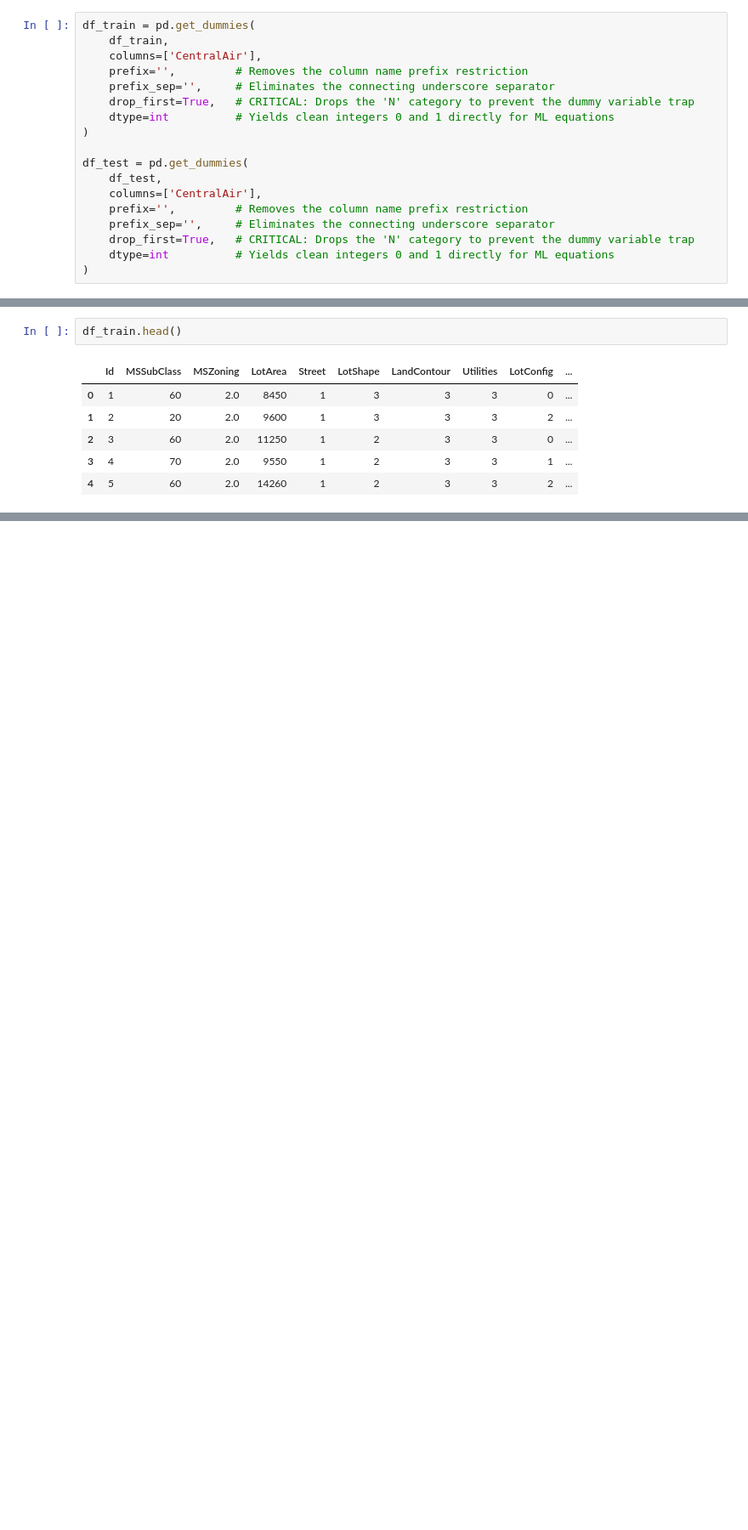
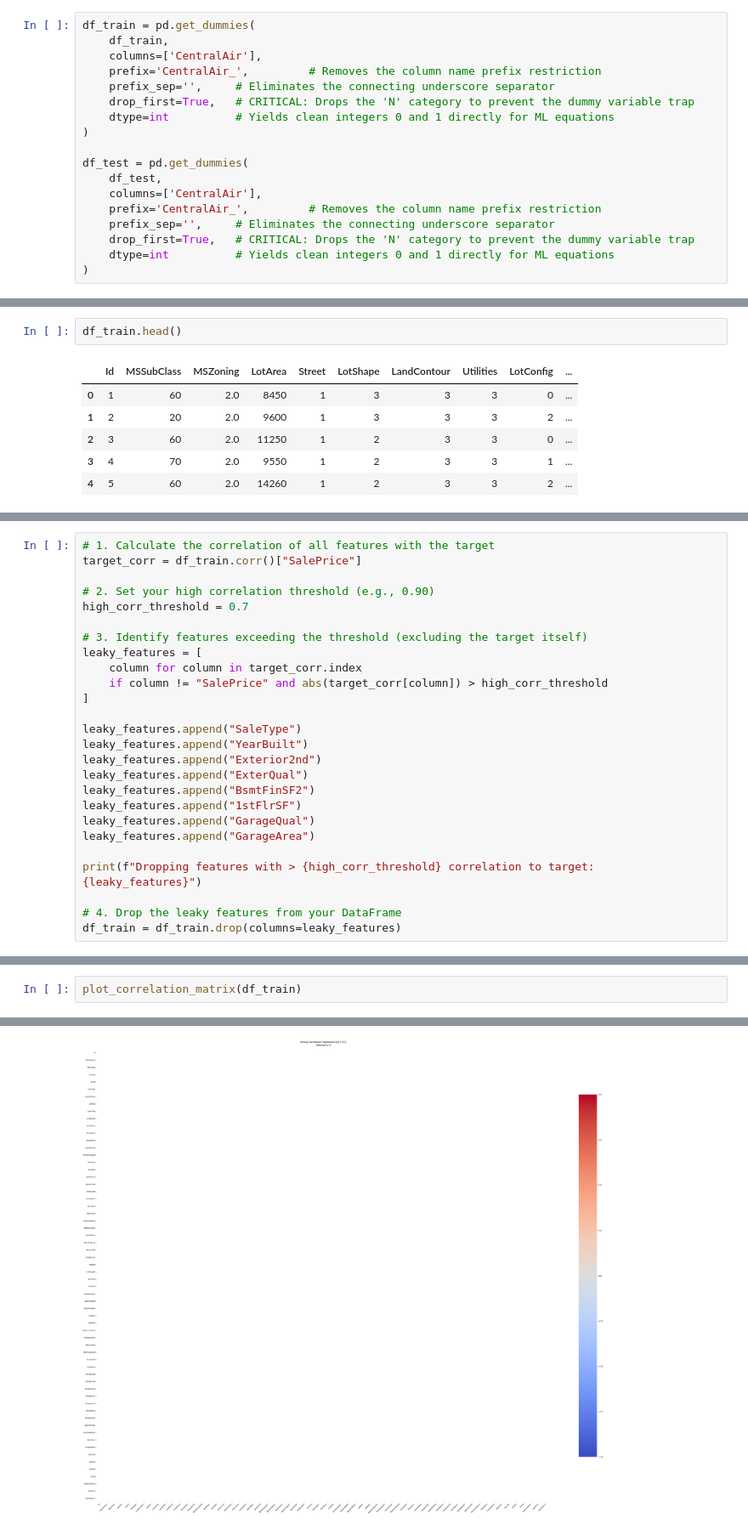
Before and after one commit to steadfast2201/Kaggle, a Jupyter notebook: House_Price_Advance/main.ipynb, the cells around one changed output, grey strips where cells are left out. Shown at 85% size. Saved outputs shown, nothing was run; the diff lists cells and outputs as text; blank space fills up the shorter version.

```diff
--- a/House_Price_Advance/main.ipynb
+++ b/House_Price_Advance/main.ipynb
@@ -335,7 +335,7 @@ df_test["KitchenQual"] = df_test["KitchenQual"].map(KitchenQual_mapping)
 df_train = pd.get_dummies(
     df_train,
     columns=['CentralAir'],
-    prefix='',         # Removes the column name prefix restriction
+    prefix='CentralAir_',         # Removes the column name prefix restriction
     prefix_sep='',     # Eliminates the connecting underscore separator
     drop_first=True,   # CRITICAL: Drops the 'N' category to prevent the dummy variable trap
     dtype=int          # Yields clean integers 0 and 1 directly for ML equations
@@ -344,7 +344,7 @@ df_train = pd.get_dummies(
 df_test = pd.get_dummies(
     df_test,
     columns=['CentralAir'],
-    prefix='',         # Removes the column name prefix restriction
+    prefix='CentralAir_',         # Removes the column name prefix restriction
     prefix_sep='',     # Eliminates the connecting underscore separator
     drop_first=True,   # CRITICAL: Drops the 'N' category to prevent the dummy variable trap
     dtype=int          # Yields clean integers 0 and 1 directly for ML equations
@@ -465,0 +470,26 @@ Strong correlation matrix heatmap successfully saved as: correlation_matrix.png
+# %%
+# 1. Calculate the correlation of all features with the target
+target_corr = df_train.corr()["SalePrice"]
+
+# 2. Set your high correlation threshold (e.g., 0.90)
+high_corr_threshold = 0.7
+
+# 3. Identify features exceeding the threshold (excluding the target itself)
+leaky_features = [
+    column for column in target_corr.index
+    if column != "SalePrice" and abs(target_corr[column]) > high_corr_threshold
+]
+
+leaky_features.append("SaleType")
+leaky_features.append("YearBuilt")
+leaky_features.append("Exterior2nd")
+leaky_features.append("ExterQual")
+leaky_features.append("BsmtFinSF2")
+leaky_features.append("1stFlrSF")
+leaky_features.append("GarageQual")
+leaky_features.append("GarageArea")
+
+print(f"Dropping features with > {high_corr_threshold} correlation to target: {leaky_features}")
+
+# 4. Drop the leaky features from your DataFrame
+df_train = df_train.drop(columns=leaky_features)
@@ -465,0 +500,3 @@ Strong correlation matrix heatmap successfully saved as: correlation_matrix.png
+# %%
+plot_correlation_matrix(df_train)
+# %% [output]
@@ -465,0 +504 @@ Strong correlation matrix heatmap successfully saved as: correlation_matrix.png
+[figure, added]
```
Also changed, not shown: parts of 7 cells of this notebook, 1 other file.
